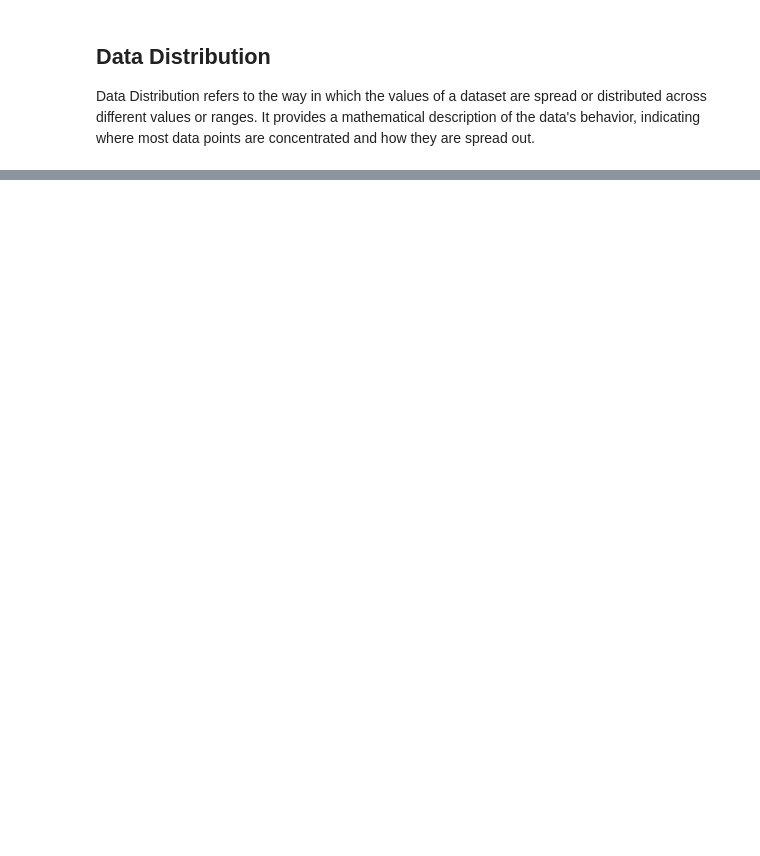
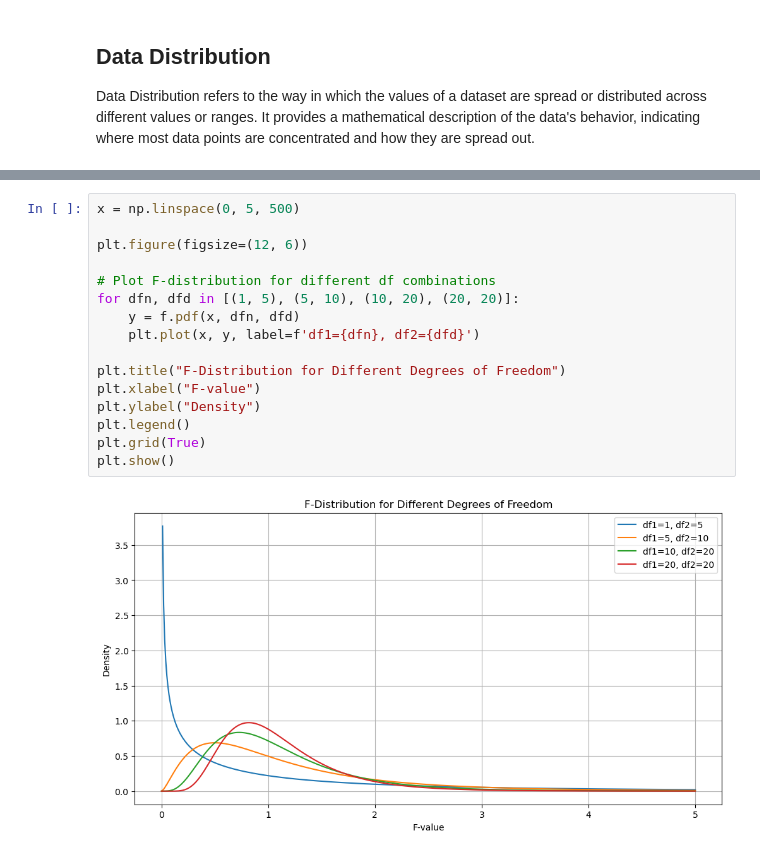
Before and after one commit to sorushikesh/coreDataScience, a Jupyter notebook: notebooks/stats/data_distribution.ipynb, the cells around one changed output, grey strips where cells are left out. Drawn from its saved outputs; the diff is of its cells as text; blank space fills up the shorter version.

```diff
--- a/notebooks/stats/data_distribution.ipynb
+++ b/notebooks/stats/data_distribution.ipynb
@@ -65,0 +181,18 @@ plt.show()
+# %%
+x = np.linspace(0, 5, 500)
+
+plt.figure(figsize=(12, 6))
+
+# Plot F-distribution for different df combinations
+for dfn, dfd in [(1, 5), (5, 10), (10, 20), (20, 20)]:
+    y = f.pdf(x, dfn, dfd)
+    plt.plot(x, y, label=f'df1={dfn}, df2={dfd}')
+
+plt.title("F-Distribution for Different Degrees of Freedom")
+plt.xlabel("F-value")
+plt.ylabel("Density")
+plt.legend()
+plt.grid(True)
+plt.show()
+# %% [output]
+[figure, added]
```
Also changed, not shown: parts of 10 cells of this notebook.
